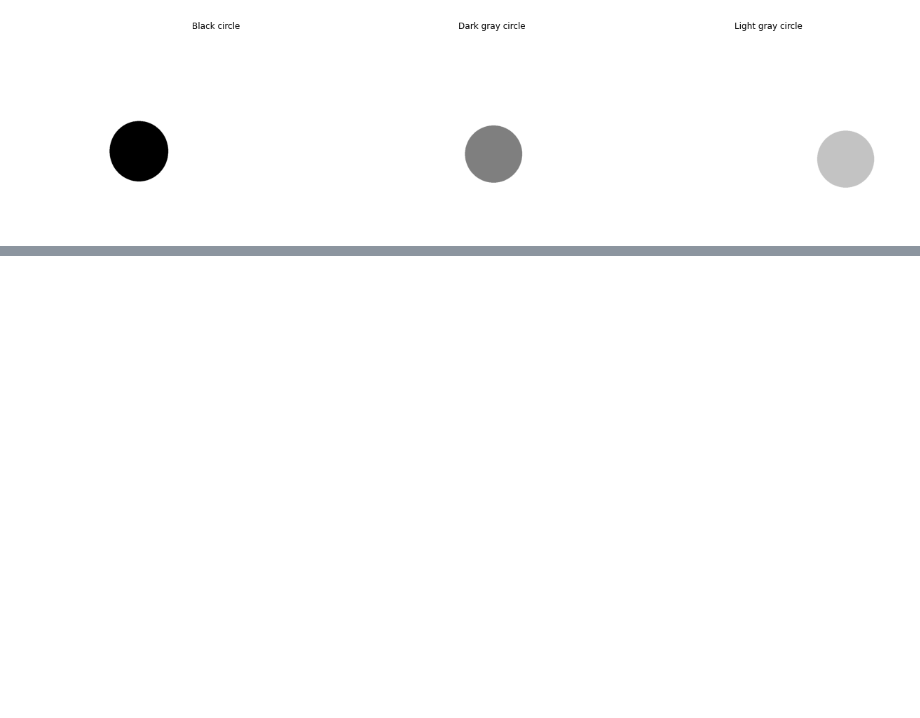
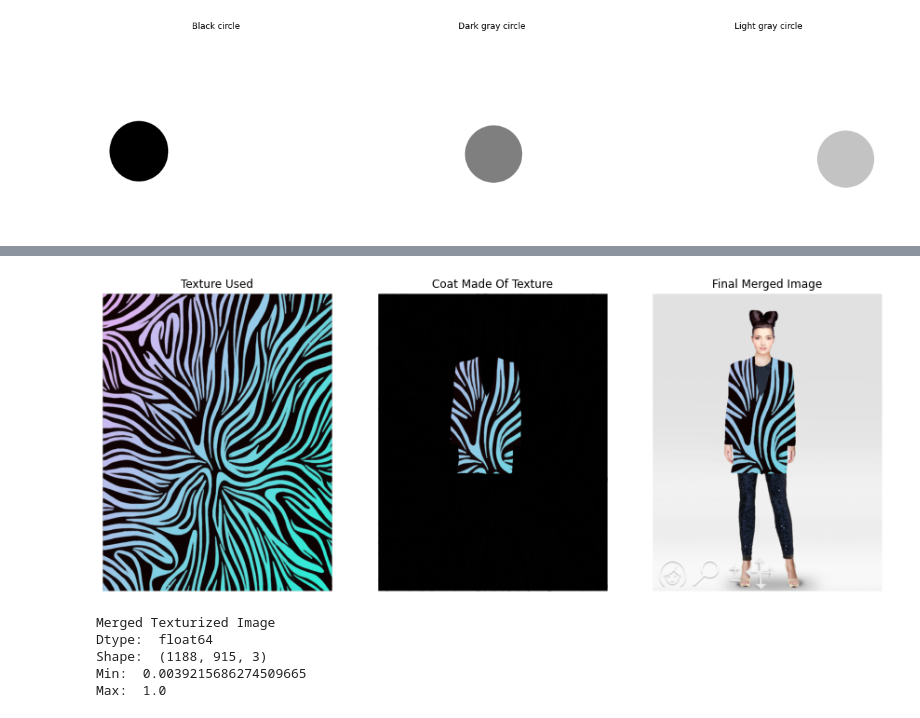
Before and after one commit to mariapepu/VA, a Jupyter notebook: p1/p1_2022_23.ipynb, the cells around one changed output, grey strips where cells are left out. Cells and saved outputs as stored; diff of their text form; code cells hidden in the pictures; blank space fills up the shorter version.

```diff
--- a/p1/p1_2022_23.ipynb
+++ b/p1/p1_2022_23.ipynb
@@ -471,0 +497,49 @@ Max:  1.0
+# %%
+
+#some needed imports
+from skimage.transform import resize
+
+#we first resize the image, we need it to be same dimensions as the coat and model ones
+resized_texture = resize(texture,(1188, 915, 4))
+#now i make a copy of the model to work with the copy and not making changes the original one
+texturized_coat = resized_texture.copy()
+#now we have to make it uint8, same type as model and coat images
+texturized_coat = img_as_ubyte(texturized_coat)
+#set as black the pixels wich coincide with the black pixels in the coat image
+texturized_coat[coat==0] = 0 #now we have the exact same image as the coat one but with our texture
+#so now i grab the model_copy image that i made before in order to merge the two images without unexpected color changes
+merged_img_texturized = rgba2rgb(texturized_coat + model_copy)
+
+#showing all images
+fig, axs = plt.subplots(nrows=1, ncols=3, figsize=(15,15))
+
+ax = axs[0]
+ax.imshow(resized_texture)
+ax.axis('off')
+ax.set_title('Texture Used')
+
+ax = axs[1]
+ax.imshow(texturized_coat)
+ax.axis('off')
+ax.set_title('Coat Made Of Texture')
+
+ax = axs[2]
+ax.imshow(merged_img_texturized)
+ax.axis('off')
+ax.set_title('Final Merged Image')
+
+plt.show()
+
+ #printing some info
+print ("\nMerged Texturized Image",
+"\nDtype: ", merged_img_texturized.dtype,
+"\nShape: ", merged_img_texturized.shape,
+"\nMin: ", merged_img_texturized.min(),
+"\nMax: ", merged_img_texturized.max())
+# %% [output]
+[figure, added]
+Merged Texturized Image
+Dtype:  float64
+Shape:  (1188, 915, 3)
+Min:  0.0039215686274509665
+Max:  1.0
```
Also changed, not shown: parts of 4 cells of this notebook, 1 other file.
